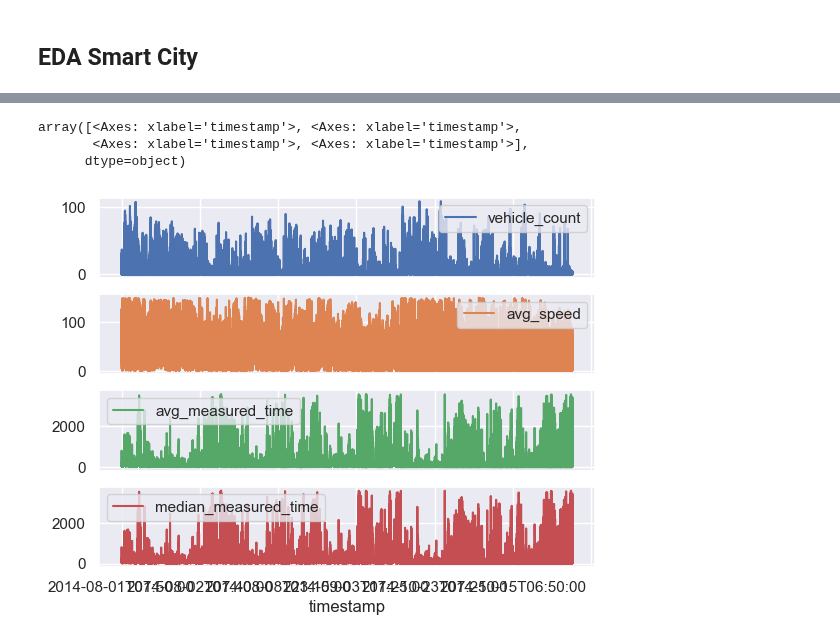
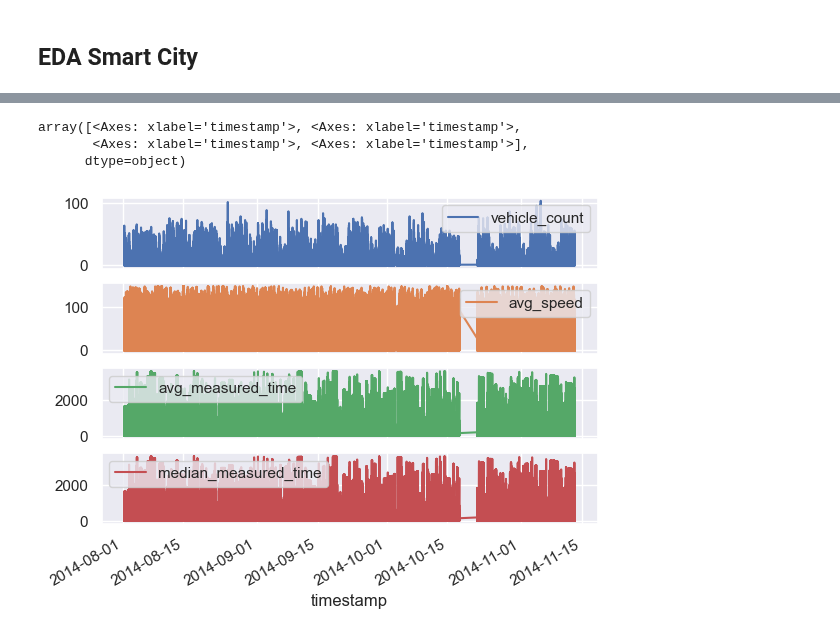
Before and after one commit to victorhg/aai-530-final-project, a Jupyter notebook: analysis/EDA_smart_city.ipynb, the cells around one changed output, grey strips where cells are left out. Saved outputs shown, nothing was run; the diff lists cells and outputs as text; code cells hidden in the pictures.

Commit message:
traffic eda

```diff
--- a/analysis/EDA_smart_city.ipynb
+++ b/analysis/EDA_smart_city.ipynb
@@ -3,7 +3,9 @@
 # %%
 import pandas as pd
 import seaborn as sns
+import matplotlib as mpl
 import matplotlib.pyplot as plt
-
+# Set agg.path.chunksize to a higher value
+mpl.rcParams['agg.path.chunksize'] = 10000
 
 sns.set()
@@ -13,5 +17,7 @@ sns.set()
 numeric_cols = ['vehicle_count', 'avg_speed',  'avg_measured_time', 'median_measured_time']
 
 traffic_df = pd.read_csv("../data/aarhus_traffic_data_aug_nov_2014.csv")
+traffic_df['timestamp'] = pd.to_datetime(traffic_df['timestamp'])
+traffic_df.set_index('timestamp', inplace=True)
 traffic_df.head()
 # %% [output]
@@ -23,0 +44,6 @@ traffic_df.head()
+# %%
+# Sampling
+# Aggregate numeric columns by mean for hourly intervals
+#hourly_data = traffic_df[numeric_cols].resample('H').mean().reset_index()
+sampled_data = traffic_df.sample(frac=0.1, random_state=42).sort_index()
+sampled_data.describe()
@@ -24,8 +60,8 @@ traffic_df.head()
 # %%
-
-traffic_df.plot('timestamp', numeric_cols, subplots=True)
+# General Data Visualization
+sampled_data[numeric_cols].plot(subplots=True)
 # %% [output]
 array([<Axes: xlabel='timestamp'>, <Axes: xlabel='timestamp'>,
        <Axes: xlabel='timestamp'>, <Axes: xlabel='timestamp'>],
       dtype=object)
-[figure, old version]
+[figure, new version]
```
Also changed, not shown: parts of 11 cells of this notebook.
